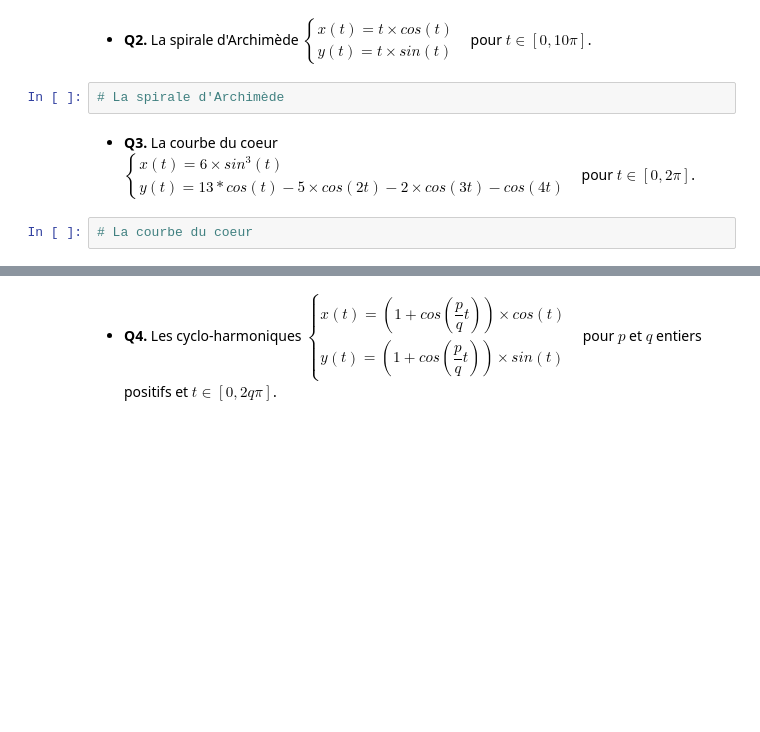
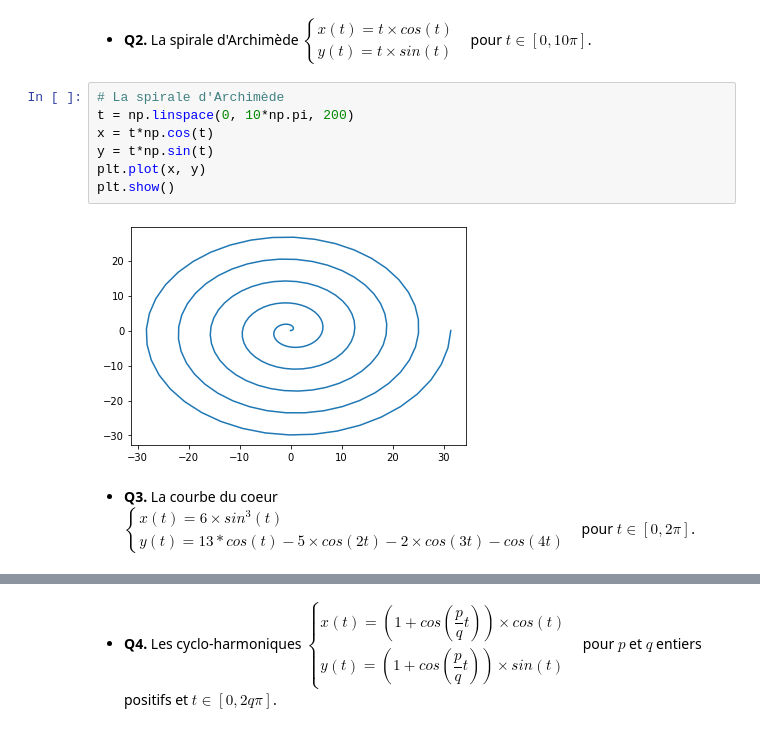
Before and after one commit to CodeTunisia/PysNum2022, a Jupyter notebook: jour1/Exercices.ipynb, the cells around one changed output, grey strips where cells are left out. Drawn from its saved outputs; the diff is of its cells as text; blank space fills up the shorter version.

```diff
--- a/jour1/Exercices.ipynb
+++ b/jour1/Exercices.ipynb
@@ -26,8 +33,15 @@ y(t) =t \times sin(t)&
 \end{array}
 \right.$
 pour $ t\in[0, 10\pi]$.
-# %%
-# La spirale d'Archimède
+# %%
+# La spirale d'Archimède
+t = np.linspace(0, 10*np.pi, 200)
+x = t*np.cos(t)
+y = t*np.sin(t)
+plt.plot(x, y)
+plt.show()
+# %% [output]
+[figure, added]
 # %% [markdown]
 * **Q3.** La courbe du coeur $
 \left\{
@@ -37,5 +51,3 @@ y(t) = 13 * cos(t)- 5 \times cos(2t)-2 \times cos(3t)-cos(4t)&
 \end{array}
 \right.$
 pour $ t\in[0, 2\pi]$.
-# %%
-# La courbe du coeur
```
Also changed, not shown: parts of 5 cells of this notebook.
